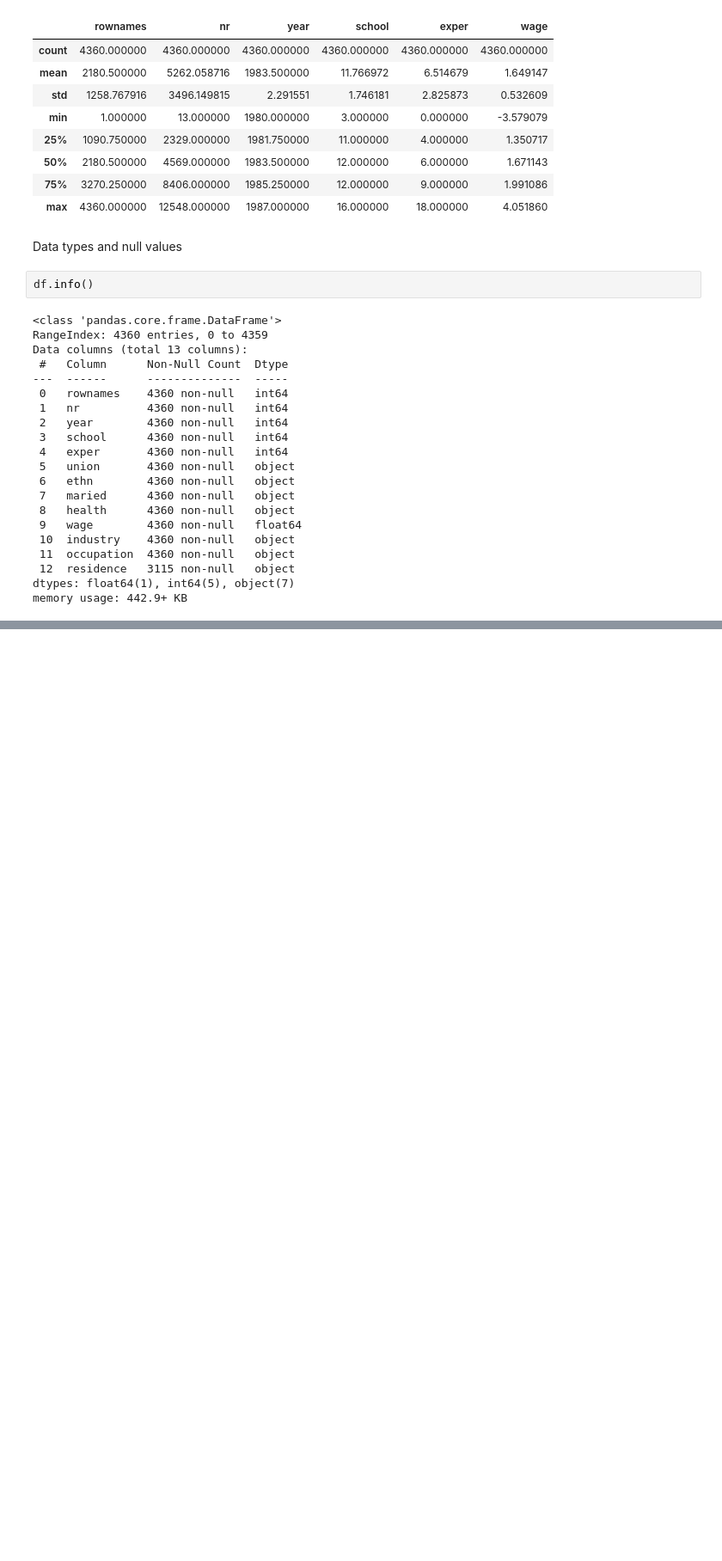
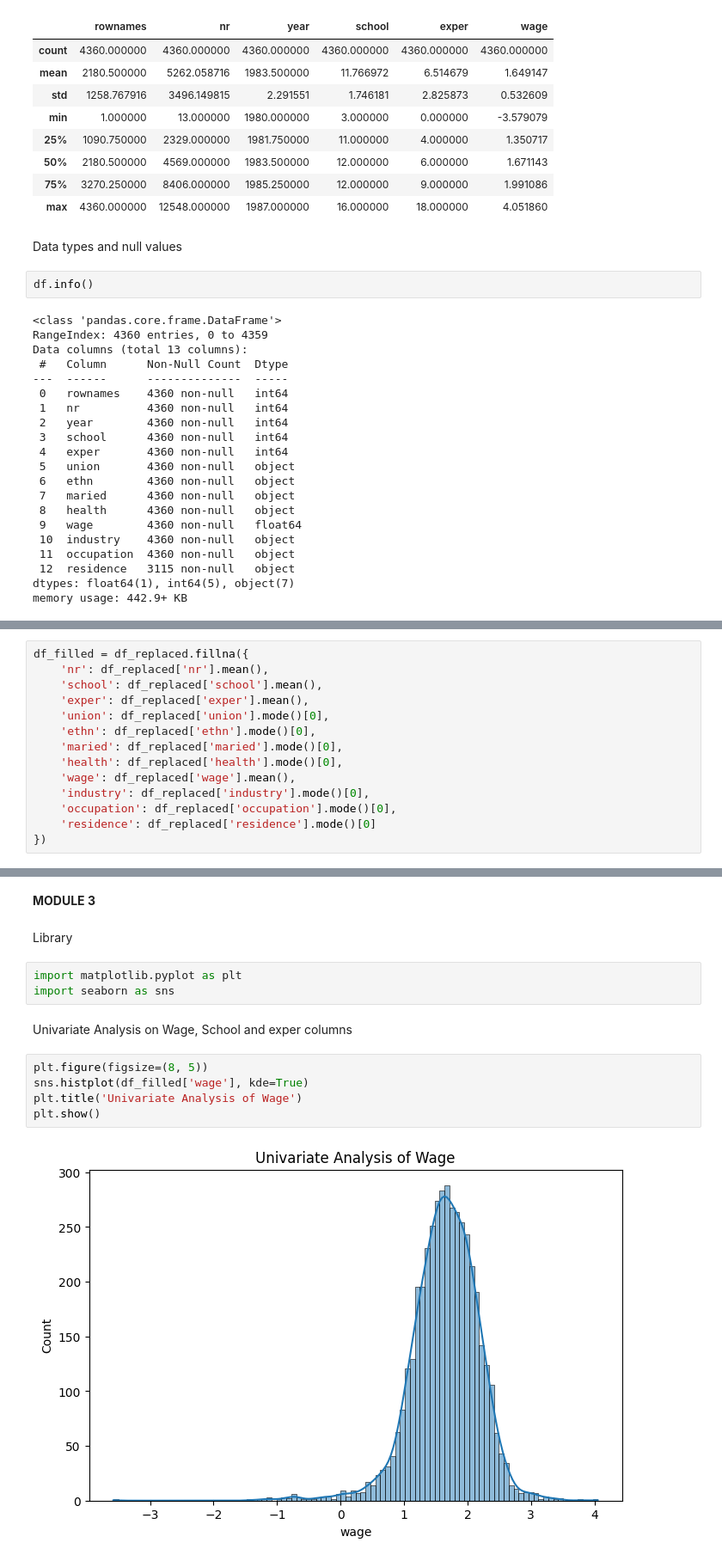
Before and after one commit to NeonHalo17/EDA, a Jupyter notebook: EDA_DA_I.ipynb, the cells around one changed output, grey strips where cells are left out. Shown at 86% size. Drawn from its saved outputs; the diff is of its cells as text; blank space fills up the shorter version.

```diff
--- a/EDA_DA_I.ipynb
+++ b/EDA_DA_I.ipynb
@@ -91,0 +109,14 @@ dtype: float64
+# %%
+df_filled = df_replaced.fillna({
+    'nr': df_replaced['nr'].mean(),
+    'school': df_replaced['school'].mean(),
+    'exper': df_replaced['exper'].mean(),
+    'union': df_replaced['union'].mode()[0],
+    'ethn': df_replaced['ethn'].mode()[0],
+    'maried': df_replaced['maried'].mode()[0],
+    'health': df_replaced['health'].mode()[0],
+    'wage': df_replaced['wage'].mean(),
+    'industry': df_replaced['industry'].mode()[0],
+    'occupation': df_replaced['occupation'].mode()[0],
+    'residence': df_replaced['residence'].mode()[0]
+})
@@ -91,0 +153,16 @@ dtype: float64
+# %% [markdown]
+**MODULE 3**
+# %% [markdown]
+Library
+# %%
+import matplotlib.pyplot as plt
+import seaborn as sns
+# %% [markdown]
+Univariate Analysis on Wage, School and exper columns
+# %%
+plt.figure(figsize=(8, 5))
+sns.histplot(df_filled['wage'], kde=True)
+plt.title('Univariate Analysis of Wage')
+plt.show()
+# %% [output]
+[figure, added]
```
Also changed, not shown: parts of 56 cells of this notebook.
